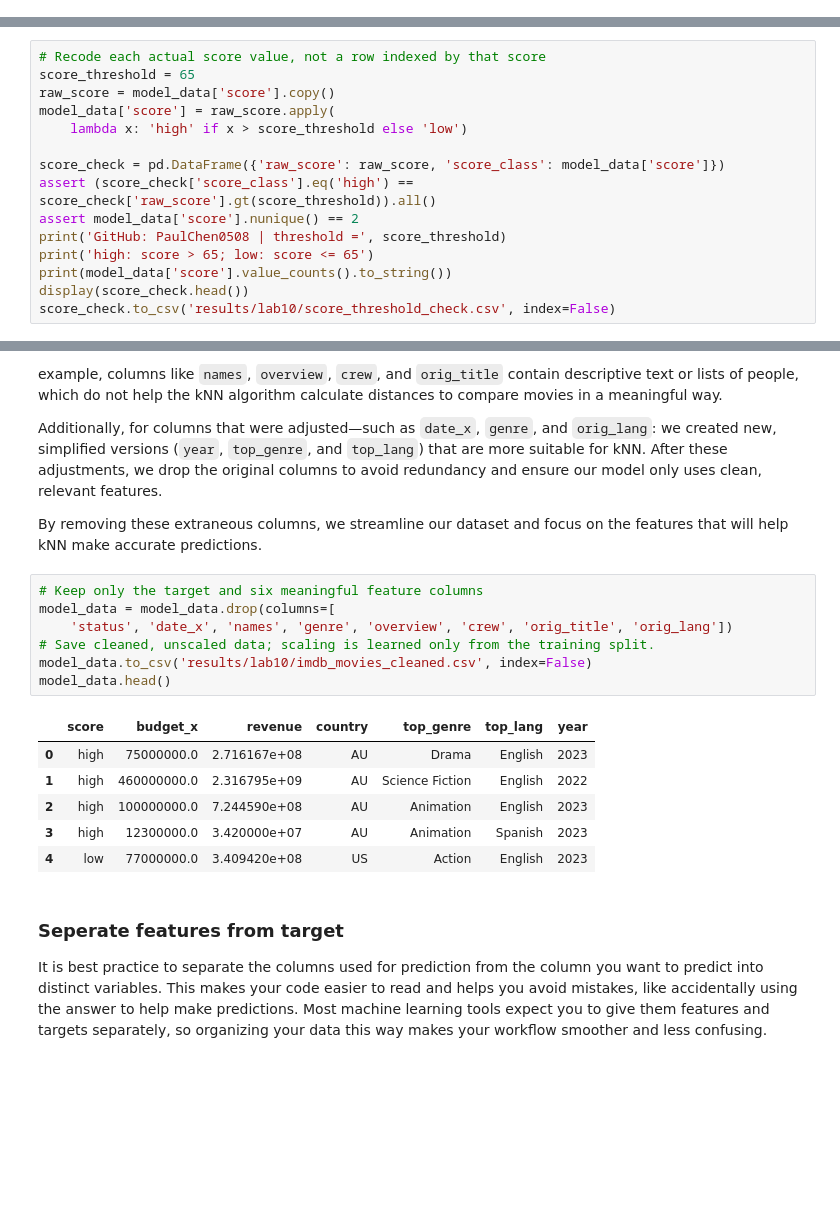
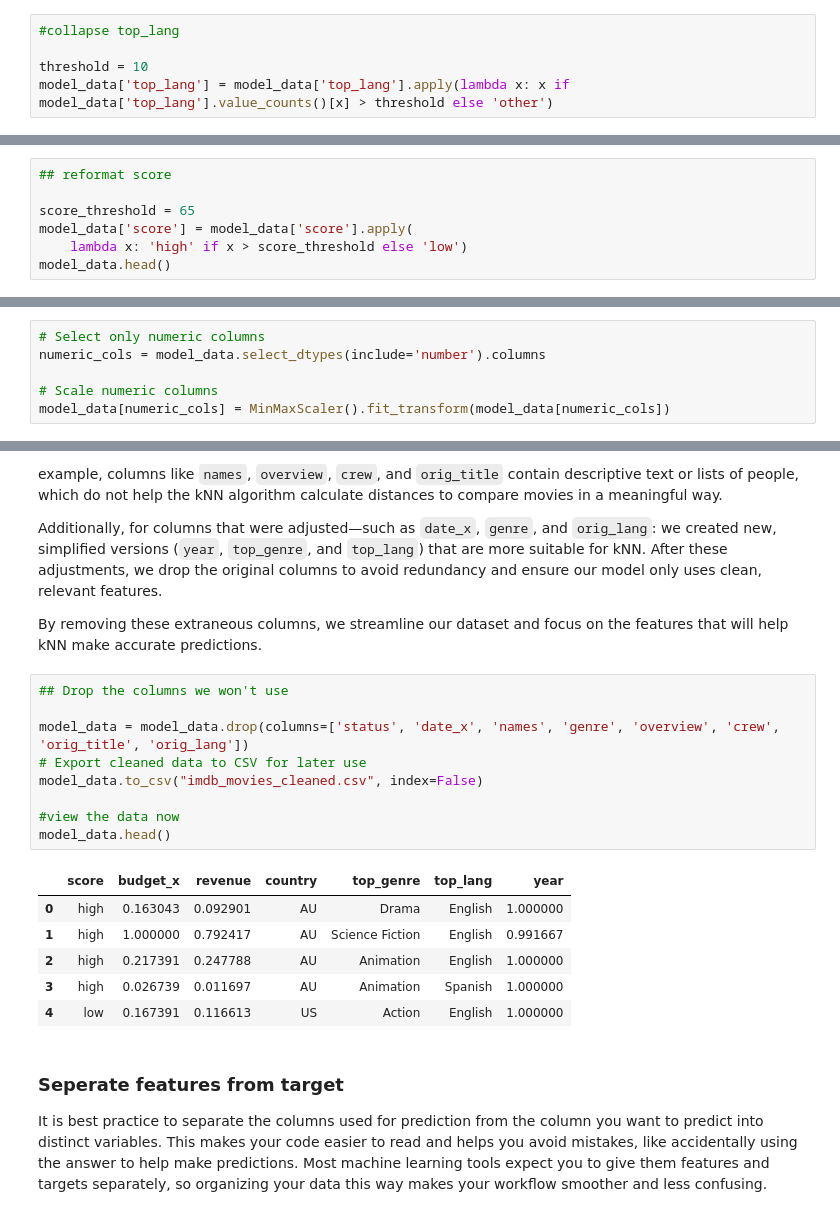
Before and after one commit to PaulChen0508/DS1001-LABS-Projects, a Jupyter notebook: LABS-10_Analytics.ipynb, the cells around one changed output, grey strips where cells are left out. Saved outputs shown, nothing was run; the diff lists cells and outputs as text; blank space fills up the shorter version.

```diff
--- a/LABS-10_Analytics.ipynb
+++ b/LABS-10_Analytics.ipynb
@@ -355,0 +321,5 @@ Numeric features must be numbers and should be put on comparable scales for dist
+# %%
+#collapse top_lang
+
+threshold = 10
+model_data['top_lang'] = model_data['top_lang'].apply(lambda x: x if model_data['top_lang'].value_counts()[x] > threshold else 'other')
@@ -384,15 +359,0 @@ I chose a threshold of **65** using the score density plot in **LABS-7: Design,
-# %%
-# Recode each actual score value, not a row indexed by that score
-score_threshold = 65
-raw_score = model_data['score'].copy()
-model_data['score'] = raw_score.apply(
-    lambda x: 'high' if x > score_threshold else 'low')
-
-score_check = pd.DataFrame({'raw_score': raw_score, 'score_class': model_data['score']})
-assert (score_check['score_class'].eq('high') == score_check['raw_score'].gt(score_threshold)).all()
-assert model_data['score'].nunique() == 2
-print('GitHub: PaulChen0508 | threshold =', score_threshold)
-print('high: score > 65; low: score <= 65')
-print(model_data['score'].value_counts().to_string())
-display(score_check.head())
-score_check.to_csv('results/lab10/score_threshold_check.csv', index=False)
@@ -412,0 +373,7 @@ Store the high/low target as a pandas categorical variable to make its role expl
+# %%
+## reformat score
+
+score_threshold = 65
+model_data['score'] = model_data['score'].apply(
+    lambda x: 'high' if x > score_threshold else 'low')
+model_data.head()
@@ -427,3 +397,9 @@ Numeric columns to scale: ['budget_x', 'revenue', 'year']
+# %%
+# Select only numeric columns
+numeric_cols = model_data.select_dtypes(include='number').columns
+
+# Scale numeric columns
+model_data[numeric_cols] = MinMaxScaler().fit_transform(model_data[numeric_cols])
 # %%
 ## check the data types of each column
 # note that score is now a 'category'
@@ -455,19 +431,21 @@ Additionally, for columns that were adjusted—such as `date_x`, `genre`, and `o
 
 By removing these extraneous columns, we streamline our dataset and focus on the features that will help kNN make accurate predictions.
 # %%
-# Keep only the target and six meaningful feature columns
-model_data = model_data.drop(columns=[
-    'status', 'date_x', 'names', 'genre', 'overview', 'crew', 'orig_title', 'orig_lang'])
-# Save cleaned, unscaled data; scaling is learned only from the training split.
-model_data.to_csv('results/lab10/imdb_movies_cleaned.csv', index=False)
+## Drop the columns we won't use
+
+model_data = model_data.drop(columns=['status', 'date_x', 'names', 'genre', 'overview', 'crew', 'orig_title', 'orig_lang'])
+# Export cleaned data to CSV for later use
+model_data.to_csv("imdb_movies_cleaned.csv", index=False)
+
+#view the data now
 model_data.head()
 # %% [output]
 |  | score | budget_x | revenue | country | top_genre | top_lang | year |
-| 0 | high | 75000000.0 | 2.716167e+08 | AU | Drama | English | 2023 |
-| 1 | high | 460000000.0 | 2.316795e+09 | AU | Science Fiction | English | 2022 |
-| 2 | high | 100000000.0 | 7.244590e+08 | AU | Animation | English | 2023 |
-| 3 | high | 12300000.0 | 3.420000e+07 | AU | Animation | Spanish | 2023 |
-| 4 | low | 77000000.0 | 3.409420e+08 | US | Action | English | 2023 |
+| 0 | high | 0.163043 | 0.092901 | AU | Drama | English | 1.000000 |
+| 1 | high | 1.000000 | 0.792417 | AU | Science Fiction | English | 0.991667 |
+| 2 | high | 0.217391 | 0.247788 | AU | Animation | English | 1.000000 |
+| 3 | high | 0.026739 | 0.011697 | AU | Animation | Spanish | 1.000000 |
+| 4 | low | 0.167391 | 0.116613 | US | Action | English | 1.000000 |
 # %% [markdown]
 ### Seperate features from target
 
```
Also changed, not shown: parts of 36 cells of this notebook.
